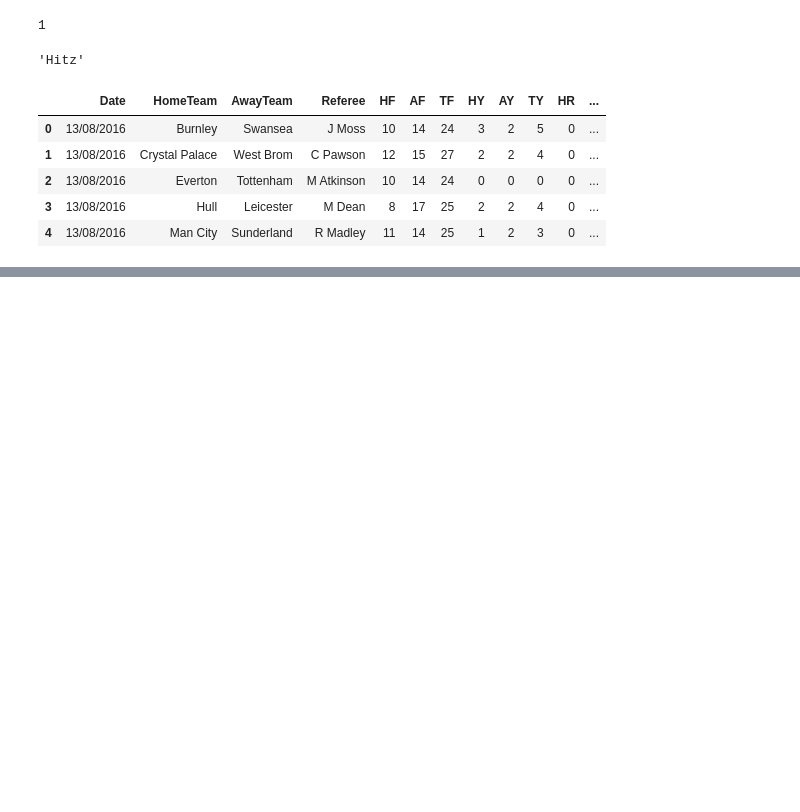
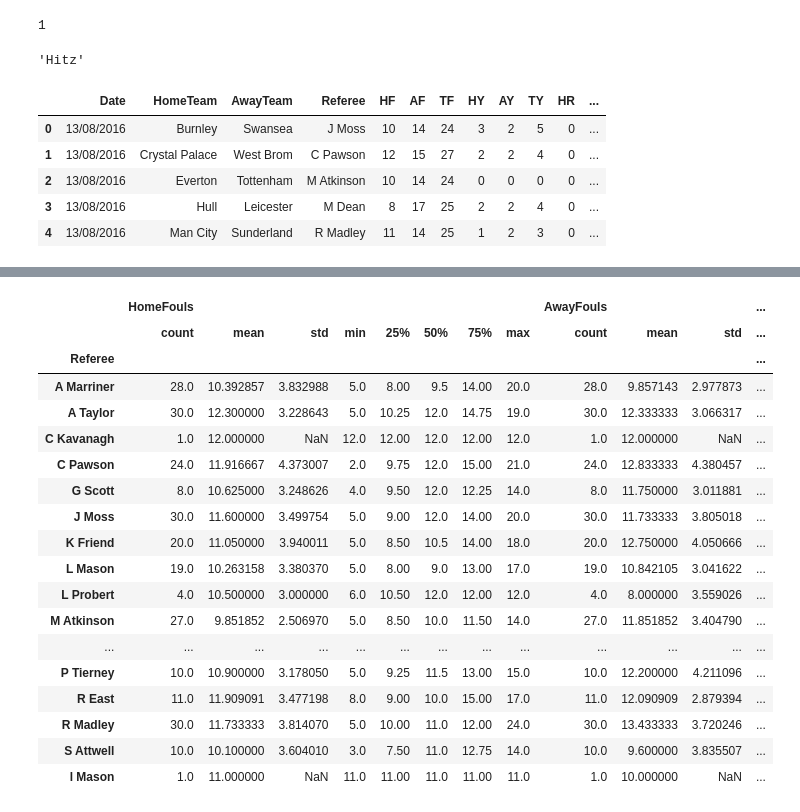
Before and after one commit to dylodylo/football-data-analysis, a Jupyter notebook: PythonFC/main.ipynb, the cells around one changed output, grey strips where cells are left out. Drawn from its saved outputs; the diff is of its cells as text; code cells hidden in the pictures; blank space fills up the shorter version.

```diff
--- a/PythonFC/main.ipynb
+++ b/PythonFC/main.ipynb
@@ -50,0 +68,3 @@ ValueError: Length mismatch: Expected axis has 13 elements, new values have 12 e
+# %%
+groupedRefs = df.groupby("Referee")
+groupedRefs.head()
@@ -50,0 +85,22 @@ ValueError: Length mismatch: Expected axis has 13 elements, new values have 12 e
+# %%
+groupedRefs.describe()
+# %% [output]
+|  | HomeFouls |  |  |  |  |  |  |  | AwayFouls |  |  | ... |
+|  | count | mean | std | min | 25% | 50% | 75% | max | count | mean | std | ... |
+| Referee |  |  |  |  |  |  |  |  |  |  |  | ... |
+| A Marriner | 28.0 | 10.392857 | 3.832988 | 5.0 | 8.00 | 9.5 | 14.00 | 20.0 | 28.0 | 9.857143 | 2.977873 | ... |
+| A Taylor | 30.0 | 12.300000 | 3.228643 | 5.0 | 10.25 | 12.0 | 14.75 | 19.0 | 30.0 | 12.333333 | 3.066317 | ... |
+| C Kavanagh | 1.0 | 12.000000 | NaN | 12.0 | 12.00 | 12.0 | 12.00 | 12.0 | 1.0 | 12.000000 | NaN | ... |
+| C Pawson | 24.0 | 11.916667 | 4.373007 | 2.0 | 9.75 | 12.0 | 15.00 | 21.0 | 24.0 | 12.833333 | 4.380457 | ... |
+| G Scott | 8.0 | 10.625000 | 3.248626 | 4.0 | 9.50 | 12.0 | 12.25 | 14.0 | 8.0 | 11.750000 | 3.011881 | ... |
+| J Moss | 30.0 | 11.600000 | 3.499754 | 5.0 | 9.00 | 12.0 | 14.00 | 20.0 | 30.0 | 11.733333 | 3.805018 | ... |
+| K Friend | 20.0 | 11.050000 | 3.940011 | 5.0 | 8.50 | 10.5 | 14.00 | 18.0 | 20.0 | 12.750000 | 4.050666 | ... |
+| L Mason | 19.0 | 10.263158 | 3.380370 | 5.0 | 8.00 | 9.0 | 13.00 | 17.0 | 19.0 | 10.842105 | 3.041622 | ... |
+| L Probert | 4.0 | 10.500000 | 3.000000 | 6.0 | 10.50 | 12.0 | 12.00 | 12.0 | 4.0 | 8.000000 | 3.559026 | ... |
+| M Atkinson | 27.0 | 9.851852 | 2.506970 | 5.0 | 8.50 | 10.0 | 11.50 | 14.0 | 27.0 | 11.851852 | 3.404790 | ... |
+| ... | ... | ... | ... | ... | ... | ... | ... | ... | ... | ... | ... | ... |
+| P Tierney | 10.0 | 10.900000 | 3.178050 | 5.0 | 9.25 | 11.5 | 13.00 | 15.0 | 10.0 | 12.200000 | 4.211096 | ... |
+| R East | 11.0 | 11.909091 | 3.477198 | 8.0 | 9.00 | 10.0 | 15.00 | 17.0 | 11.0 | 12.090909 | 2.879394 | ... |
+| R Madley | 30.0 | 11.733333 | 3.814070 | 5.0 | 10.00 | 11.0 | 12.00 | 24.0 | 30.0 | 13.433333 | 3.720246 | ... |
+| S Attwell | 10.0 | 10.100000 | 3.604010 | 3.0 | 7.50 | 11.0 | 12.75 | 14.0 | 10.0 | 9.600000 | 3.835507 | ... |
+| l Mason | 1.0 | 11.000000 | NaN | 11.0 | 11.00 | 11.0 | 11.00 | 11.0 | 1.0 | 10.000000 | NaN | ... |
```
Also changed, not shown: parts of 8 cells of this notebook.
